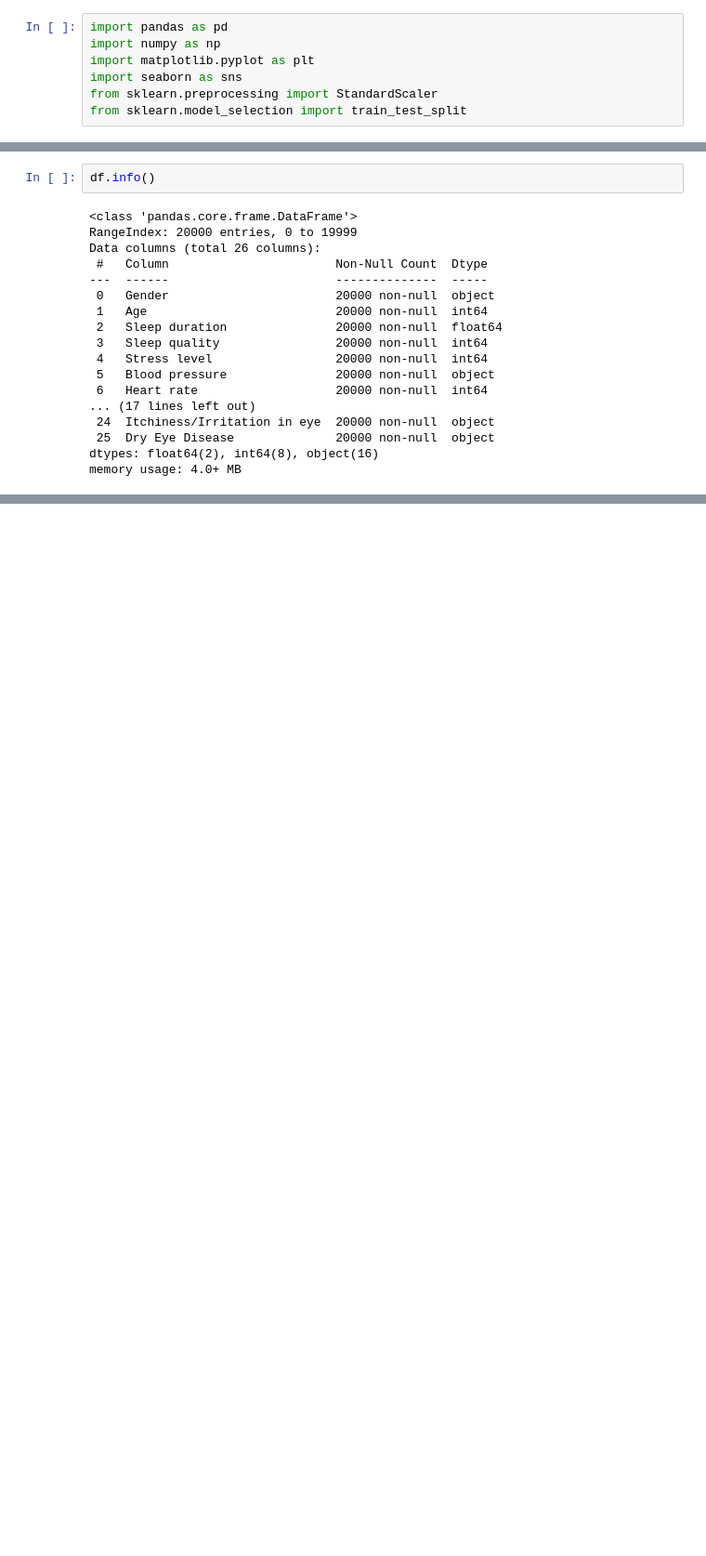
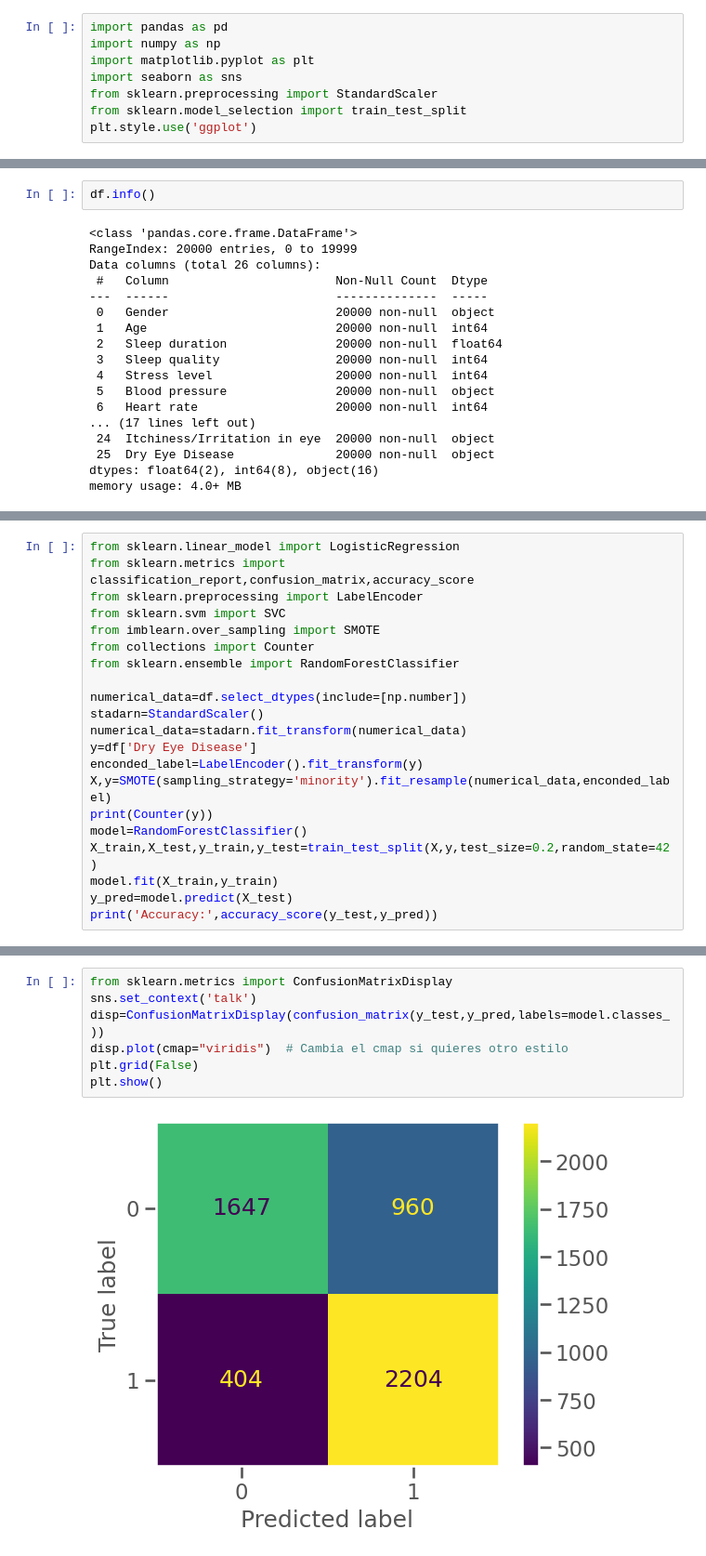
Before and after one commit to Jonkkeyler333/Deteccion_sindrome_ojo_seco, a Jupyter notebook: main.ipynb, the cells around one changed output, grey strips where cells are left out. Shown at 93% size. Saved outputs shown, nothing was run; the diff lists cells and outputs as text; blank space fills up the shorter version.

```diff
--- a/main.ipynb
+++ b/main.ipynb
@@ -9,5 +9,6 @@ import matplotlib.pyplot as plt
 import seaborn as sns
 from sklearn.preprocessing import StandardScaler
 from sklearn.model_selection import train_test_split
+plt.style.use('ggplot')
 # %% [markdown]
 ## Data Loading
@@ -68,0 +92,21 @@ dtype: int64
+# %%
+from sklearn.linear_model import LogisticRegression
+from sklearn.metrics import classification_report,confusion_matrix,accuracy_score
+from sklearn.preprocessing import LabelEncoder
+from sklearn.svm import SVC
+from imblearn.over_sampling import SMOTE
+from collections import Counter
+from sklearn.ensemble import RandomForestClassifier
+
+numerical_data=df.select_dtypes(include=[np.number])
+stadarn=StandardScaler()
+numerical_data=stadarn.fit_transform(numerical_data)
+y=df['Dry Eye Disease']
+enconded_label=LabelEncoder().fit_transform(y)
+X,y=SMOTE(sampling_strategy='minority').fit_resample(numerical_data,enconded_label)
+print(Counter(y))
+model=RandomForestClassifier()
+X_train,X_test,y_train,y_test=train_test_split(X,y,test_size=0.2,random_state=42)
+model.fit(X_train,y_train)
+y_pred=model.predict(X_test)
+print('Accuracy:',accuracy_score(y_test,y_pred))
@@ -68,0 +127,9 @@ dtype: int64
+# %%
+from sklearn.metrics import ConfusionMatrixDisplay
+sns.set_context('talk')
+disp=ConfusionMatrixDisplay(confusion_matrix(y_test,y_pred,labels=model.classes_))
+disp.plot(cmap="viridis")  # Cambia el cmap si quieres otro estilo
+plt.grid(False)
+plt.show()
+# %% [output]
+[figure, added]
```
Also changed, not shown: parts of 16 cells of this notebook.
